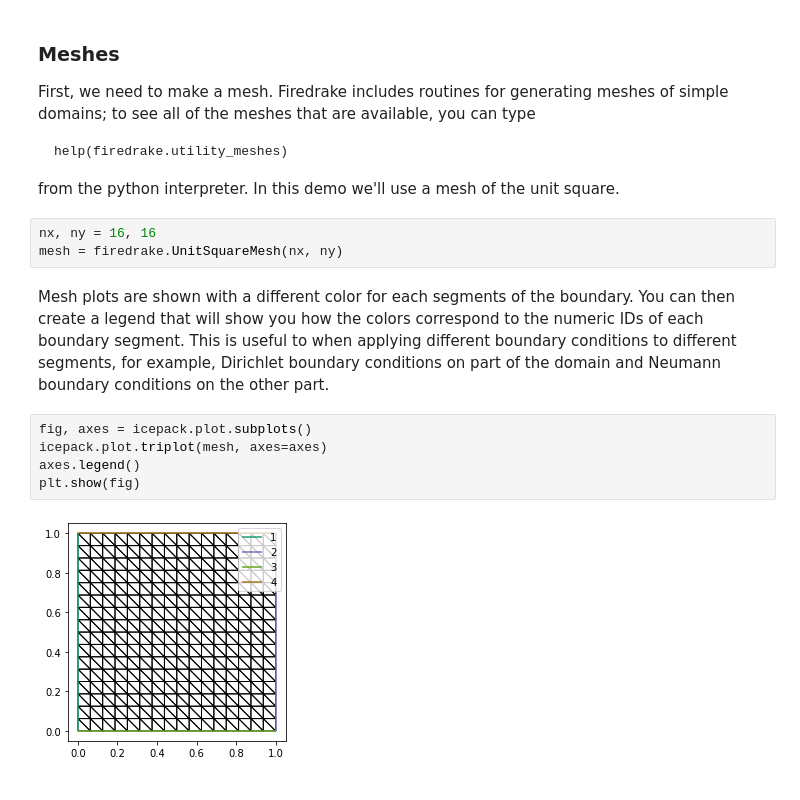
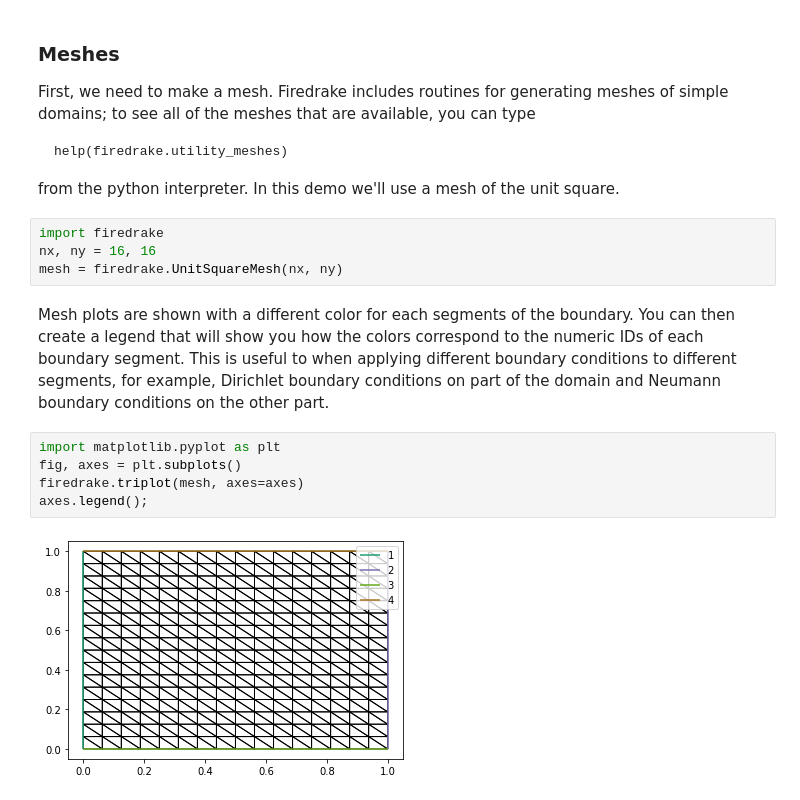
Before and after one commit to icepack/icepack.github.io, a Jupyter notebook: notebooks/tutorials/00-meshes-functions/index.ipynb, the cells around one changed output. Saved outputs shown, nothing was run; the diff lists cells and outputs as text.

```diff
--- a/notebooks/tutorials/00-meshes-functions/index.ipynb
+++ b/notebooks/tutorials/00-meshes-functions/index.ipynb
@@ -22,6 +17,7 @@ Firedrake includes routines for generating meshes of simple domains; to see all
 from the python interpreter.
 In this demo we'll use a mesh of the unit square.
 # %%
+import firedrake
 nx, ny = 16, 16
 mesh = firedrake.UnitSquareMesh(nx, ny)
 # %% [markdown]
@@ -29,12 +25,12 @@ Mesh plots are shown with a different color for each segments of the boundary.
 You can then create a legend that will show you how the colors correspond to the numeric IDs of each boundary segment.
 This is useful to when applying different boundary conditions to different segments, for example, Dirichlet boundary conditions on part of the domain and Neumann boundary conditions on the other part.
 # %%
-fig, axes = icepack.plot.subplots()
-icepack.plot.triplot(mesh, axes=axes)
-axes.legend()
-plt.show(fig)
+import matplotlib.pyplot as plt
+fig, axes = plt.subplots()
+firedrake.triplot(mesh, axes=axes)
+axes.legend();
 # %% [output]
-[figure, old version]
+[figure, new version]
 # %% [markdown]
 ### Functions
 
```
Also changed, not shown: parts of 38 cells of this notebook, 49 other files.
